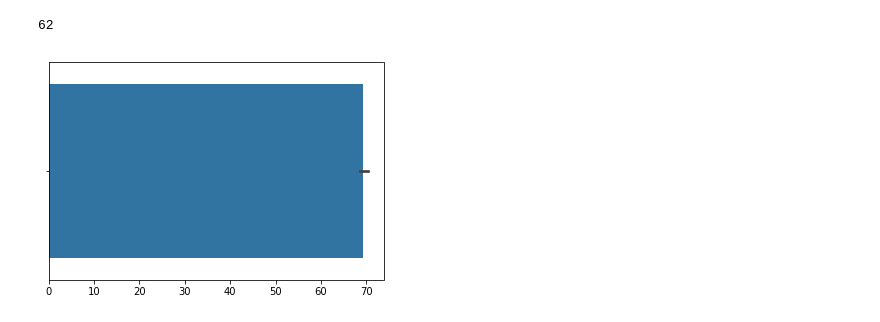
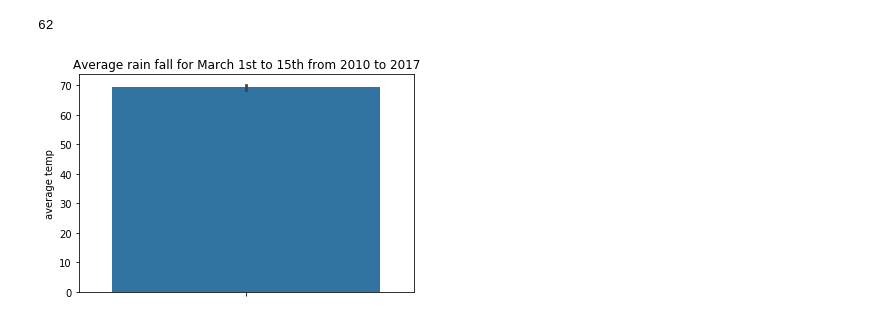
Before and after one commit to ENGRMike/ClimateAnalysisAPI, a Jupyter notebook: climate_analysis.ipynb, the cells around one changed output. Cells and saved outputs as stored; diff of their text form; code cells hidden in the pictures.

```diff
--- a/climate_analysis.ipynb
+++ b/climate_analysis.ipynb
@@ -130,7 +132,9 @@ for year in years:
 # %%
-vaca_temp_df = pd.DataFrame(avg_temp)
-temp_err =
-sns.barplot()
+vaca_temp_df = pd.DataFrame({"average temp":avg_temp})
+vaca_temp_df
+temp_err = np
+sns.barplot(y=vaca_temp_df['average temp'])
+plt.title('Average rain fall for March 1st to 15th from 2010 to 2017')
 plt.show()
 # %% [output]
-[figure, old version]
+[figure, new version]
```
Also changed, not shown: parts of 1 cell of this notebook.
